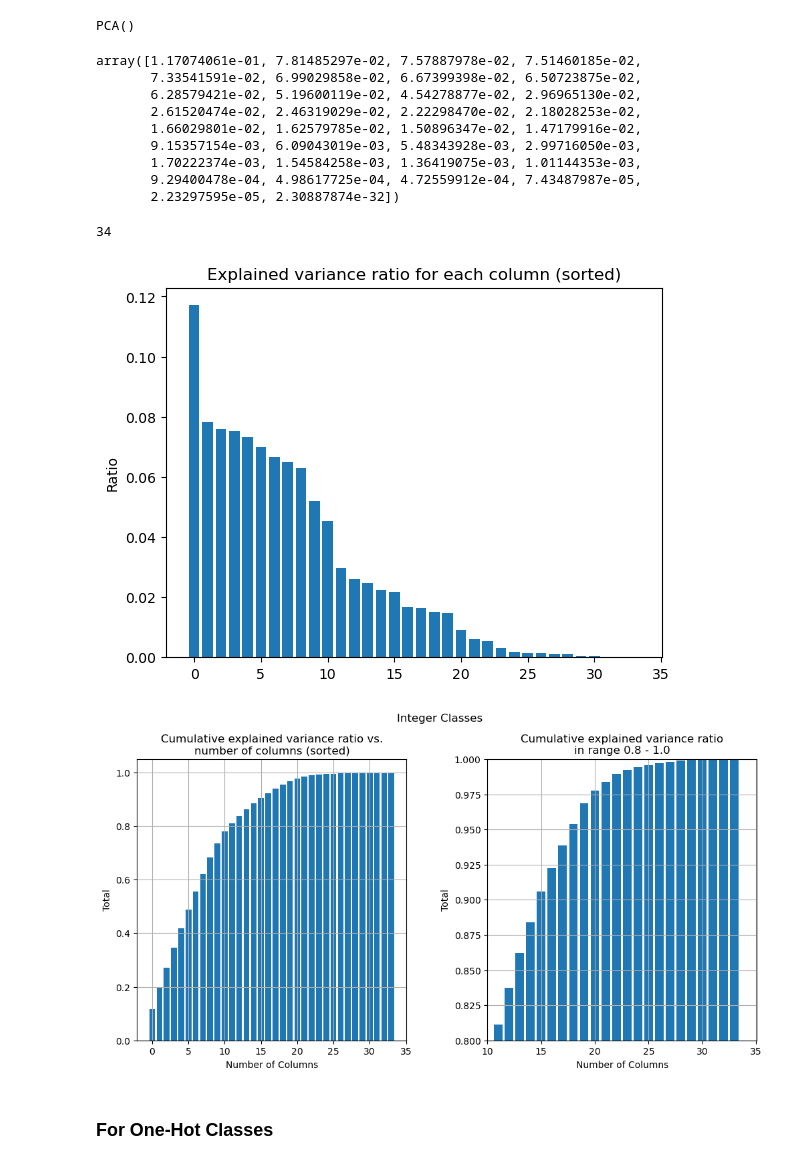
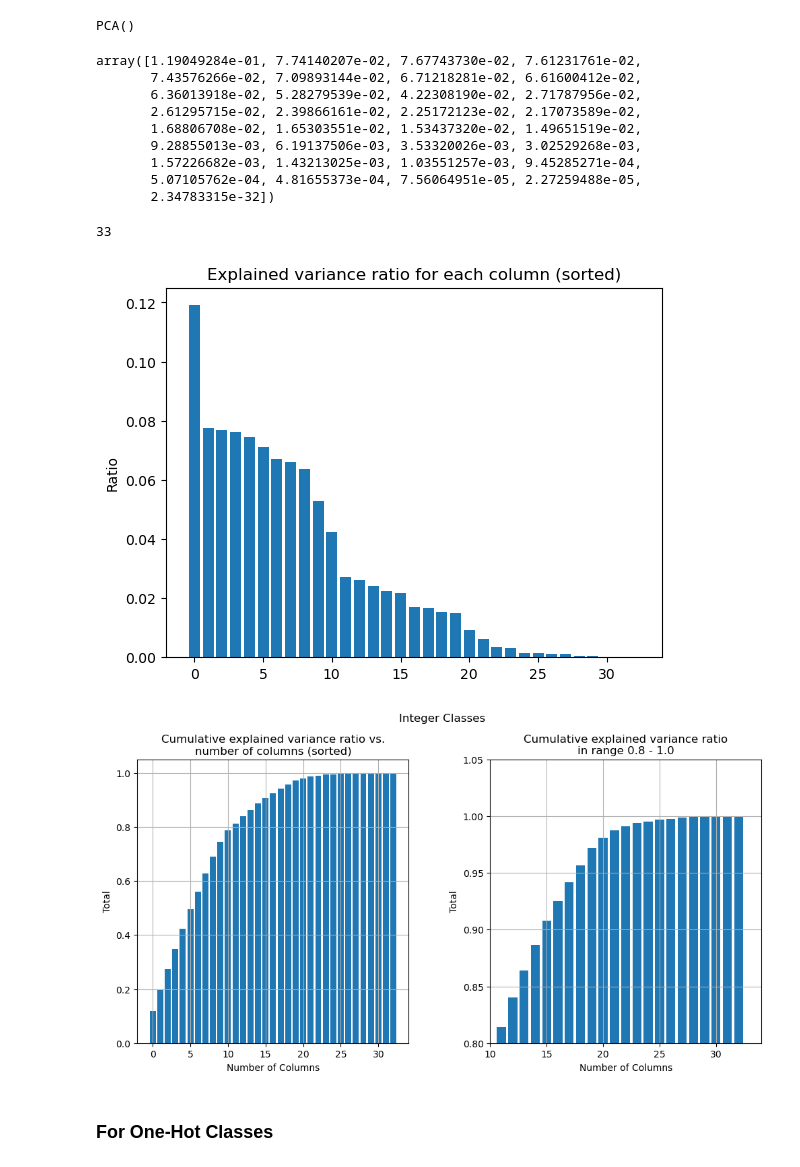
Before and after one commit to RMan2323/loan-risk-predictor, a Jupyter notebook: Preprocessing.ipynb, the cells around one changed output. Drawn from its saved outputs; the diff is of its cells as text; code cells hidden in the pictures.

Commit message:
Updated PCA files to have RiskScore

```diff
--- a/Preprocessing.ipynb
+++ b/Preprocessing.ipynb
@@ -356,63 +356,63 @@ valid_OH_MM.to_csv("./One-Hot/MinMax/Valid_MM_OH.csv")
 # %%
 pca = PCA()
 # %%
-pca.fit(train_Int_MM.drop("LoanApproved", axis=1))
+pca.fit((train_Int_MM.drop("LoanApproved", axis=1)).drop("RiskScore", axis=1))
 # %% [output]
 PCA()
 # %%
 pca.explained_variance_ratio_
 # %% [output]
-array([1.17074061e-01, 7.81485297e-02, 7.57887978e-02, 7.51460185e-02,
-       7.33541591e-02, 6.99029858e-02, 6.67399398e-02, 6.50723875e-02,
-       6.28579421e-02, 5.19600119e-02, 4.54278877e-02, 2.96965130e-02,
-       2.61520474e-02, 2.46319029e-02, 2.22298470e-02, 2.18028253e-02,
-       1.66029801e-02, 1.62579785e-02, 1.50896347e-02, 1.47179916e-02,
-       9.15357154e-03, 6.09043019e-03, 5.48343928e-03, 2.99716050e-03,
-       1.70222374e-03, 1.54584258e-03, 1.36419075e-03, 1.01144353e-03,
-       9.29400478e-04, 4.98617725e-04, 4.72559912e-04, 7.43487987e-05,
-       2.23297595e-05, 2.30887874e-32])
+array([1.19049284e-01, 7.74140207e-02, 7.67743730e-02, 7.61231761e-02,
+       7.43576266e-02, 7.09893144e-02, 6.71218281e-02, 6.61600412e-02,
+       6.36013918e-02, 5.28279539e-02, 4.22308190e-02, 2.71787956e-02,
+       2.61295715e-02, 2.39866161e-02, 2.25172123e-02, 2.17073589e-02,
+       1.68806708e-02, 1.65303551e-02, 1.53437320e-02, 1.49651519e-02,
+       9.28855013e-03, 6.19137506e-03, 3.53320026e-03, 3.02529268e-03,
+       1.57226682e-03, 1.43213025e-03, 1.03551257e-03, 9.45285271e-04,
+       5.07105762e-04, 4.81655373e-04, 7.56064951e-05, 2.27259488e-05,
+       2.34783315e-32])
 # %%
 pca.explained_variance_ratio_.size
 # %% [output]
-34
+33
 # %%
 plt.bar(range(pca.explained_variance_ratio_.size), pca.explained_variance_ratio_)
 plt.title("Explained variance ratio for each column (sorted)")
 plt.ylabel("Ratio")
 plt.show()
 # %% [output]
-[figure, old version]
+[figure, new version]
 # %%
 figure, axes = plt.subplots(1,2)
 figure.set_figwidth(10)
 
 varRatioSum = 0
 sumList = []
 for var in pca.explained_variance_ratio_:
     varRatioSum = varRatioSum+var
     sumList.append(varRatioSum)
 
 figure.tight_layout()
 figure.suptitle("Integer Classes", y=1.1)
 
 axes[0].bar(range(pca.explained_variance_ratio_.size), sumList)
 axes[0].set_title("Cumulative explained variance ratio vs.\nnumber of columns (sorted)")
 axes[0].set_ylabel("Total")
 axes[0].set_xlabel("Number of Columns")
 axes[0].grid()
 
 axes[1].bar(range(pca.explained_variance_ratio_.size), sumList)
 axes[1].set_title("Cumulative explained variance ratio\nin range 0.8 - 1.0")
 axes[1].set_ylabel("Total")
 axes[1].set_xlabel("Number of Columns")
-axes[1].set_ylim(0.8,1)
+axes[1].set_ylim(0.8)
 axes[1].set_xlim(10)
 axes[1].grid()
 
 plt.subplots_adjust(wspace=0.3)
 plt.show()
 # %% [output]
-[figure, old version]
+[figure, new version]
 # %%
 n_list = [10, 15, 20, 25]
 for n in n_list:
```
Also changed, not shown: parts of 4 cells of this notebook, 29 other files.
